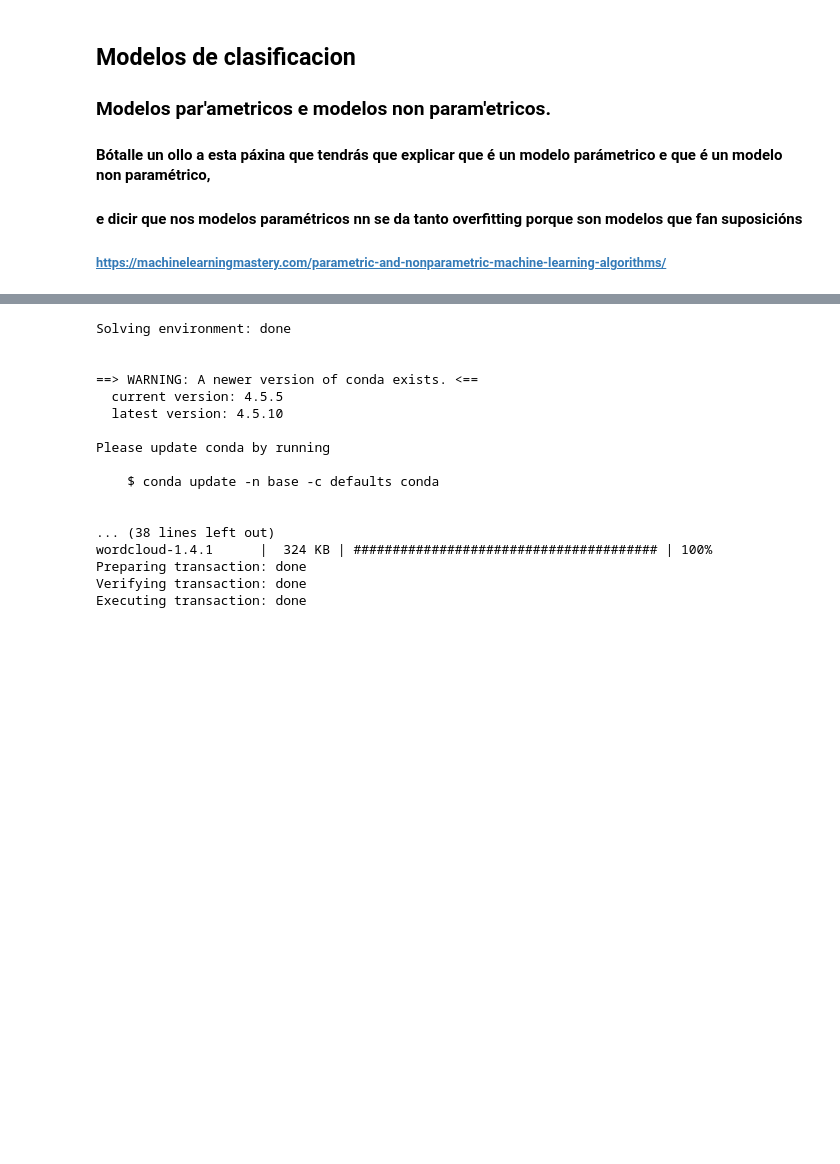
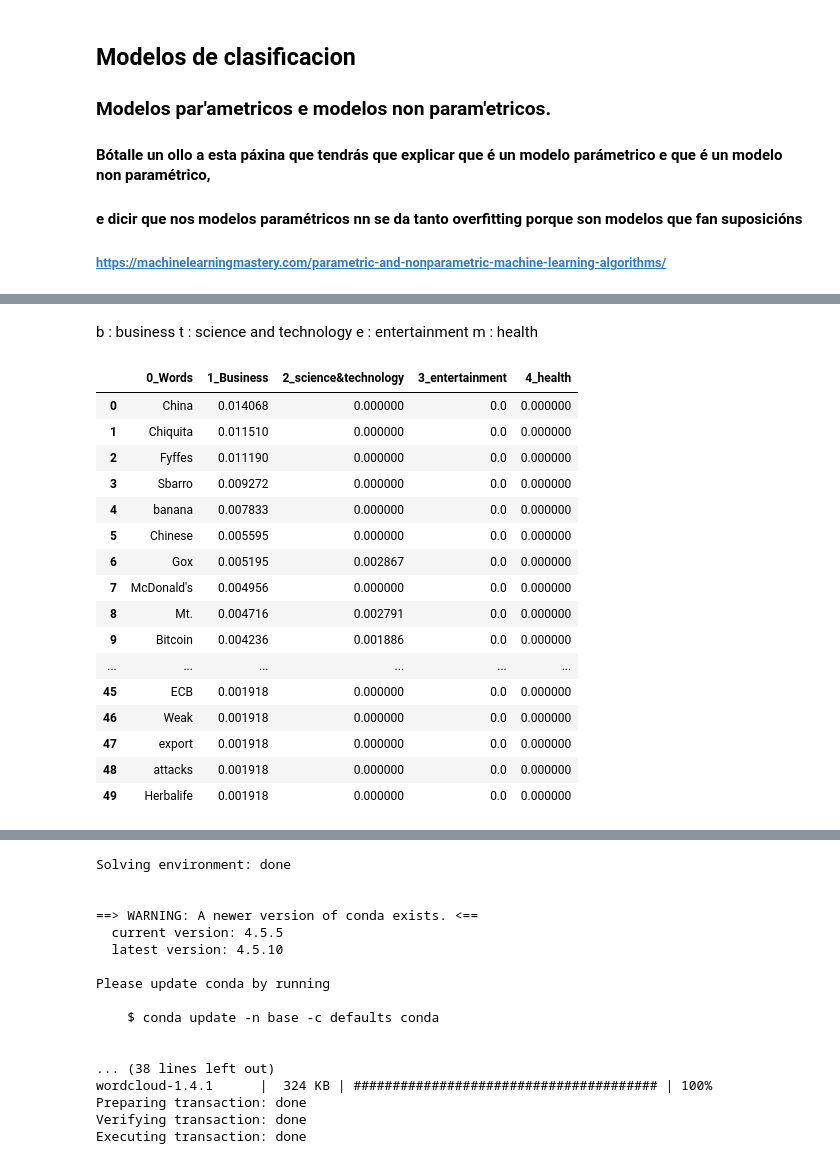
Before and after one commit to paquinho89/Daily-News-Classifier_TFM, a Jupyter notebook: Untitled.ipynb, the cells around one changed output, grey strips where cells are left out. Cells and saved outputs as stored; diff of their text form; code cells hidden in the pictures; blank space fills up the shorter version.

```diff
--- a/Untitled.ipynb
+++ b/Untitled.ipynb
@@ -483,8 +382,0 @@ nb.score(X_test, y_test)
-# %%
-#ANTONIO PITA DICE QUE ESO NOON É BO. É MELLOR QUE COLLAS ENTRENAMIENTO, VALIDACIÓN E TEST E DESPOIS CAND TES  TEU MODELO, NON VOLVAS A ENTRENAR  TEU MODELO CN TÓDOLOS DATSO.
-#E DICIR QUE ESTO É MELLOR QUE O ELIMINES
-#Podemos observar que  accuracy é bo. O que vamos a facer ahra, e entrenar
-#noso modelo con todolos datos para que faga mellor prediccións. O tema e que agora nn o podemos medir porque non
-#reservamos ningún dato para medilo.
-nb = MultinomialNB()
-nb.fit(X,y)
@@ -503,0 +513,6 @@ types_news[encoder.inverse_transform(cod)[0]]
+# %%
+import math
+
+idf={}
+for word in df:
+    idf[word]= math.log(len(corpus)/df[word])
@@ -503,0 +543,52 @@ types_news[encoder.inverse_transform(cod)[0]]
+# %% [markdown]
+b : business
+t : science and technology
+e : entertainment
+m : health
+# %%
+#Calculamos o tfidf
+tfidf = {}
+
+for word in tf:
+    tfidf[word]=[]
+    for value in tf[word]:
+        tfidf[word].append(value*idf[word])
+# %%
+#ordenamos os valores comezand polo corpus de business. Ordenamos as palabras mais relevantes do corpu de business
+tfidf_business=sorted(tfidf.items(),key= lambda x : x[1][0],reverse=True)[:50]
+#ordenamos os valores comezand polo corpus de business. Ordenamos as palabras mais relevantes do corpu de sciencetechnology
+tfidf_sciencetechnology=sorted(tfidf.items(),key= lambda x : x[1][1],reverse=True)[:50]
+#ordenamos os valores comezand polo corpus de business. Ordenamos as palabras mais relevantes do corpu de entertainment
+tfidf_entertainment=sorted(tfidf.items(),key= lambda x : x[1][2],reverse=True)[:50]
+#ordenamos os valores comezand polo corpus de business. Ordenamos as palabras mais relevantes do corpu de health
+tfidf_health =sorted(tfidf.items(),key= lambda x : x[1][3],reverse=True)[:50]
+# %%
+#Representamos os dats nun bonito data frame as 10 palabras máis relevantes d corpus de buusiness
+
+n=50
+y_words_b=[tfidf_business[y][0] for y in range(n)]
+y_business=[tfidf_business[y][1][0] for y in range(n) ]
+y_business_sciencetechnolgy=[tfidf_business[y][1][1] for y in range(n) ]
+y_business_entertainment=[tfidf_business[y][1][2] for y in range(n) ]
+y_business_health=[tfidf_business[y][1][3] for y in range(n) ]
+
+pd.DataFrame({'0_Words':y_words_b,'1_Business':y_business, '2_science&technology':y_business_sciencetechnolgy,
+             '3_entertainment':y_business_entertainment, '4_health':y_business_health})
+# %% [output]
+|  | 0_Words | 1_Business | 2_science&technology | 3_entertainment | 4_health |
+| 0 | China | 0.014068 | 0.000000 | 0.0 | 0.000000 |
+| 1 | Chiquita | 0.011510 | 0.000000 | 0.0 | 0.000000 |
+| 2 | Fyffes | 0.011190 | 0.000000 | 0.0 | 0.000000 |
+| 3 | Sbarro | 0.009272 | 0.000000 | 0.0 | 0.000000 |
+| 4 | banana | 0.007833 | 0.000000 | 0.0 | 0.000000 |
+| 5 | Chinese | 0.005595 | 0.000000 | 0.0 | 0.000000 |
+| 6 | Gox | 0.005195 | 0.002867 | 0.0 | 0.000000 |
+| 7 | McDonald's | 0.004956 | 0.000000 | 0.0 | 0.000000 |
+| 8 | Mt. | 0.004716 | 0.002791 | 0.0 | 0.000000 |
+| 9 | Bitcoin | 0.004236 | 0.001886 | 0.0 | 0.000000 |
+| ... | ... | ... | ... | ... | ... |
+| 45 | ECB | 0.001918 | 0.000000 | 0.0 | 0.000000 |
+| 46 | Weak | 0.001918 | 0.000000 | 0.0 | 0.000000 |
+| 47 | export | 0.001918 | 0.000000 | 0.0 | 0.000000 |
+| 48 | attacks | 0.001918 | 0.000000 | 0.0 | 0.000000 |
+| 49 | Herbalife | 0.001918 | 0.000000 | 0.0 | 0.000000 |
```
Also changed, not shown: parts of 28 cells of this notebook, 2 other files.
